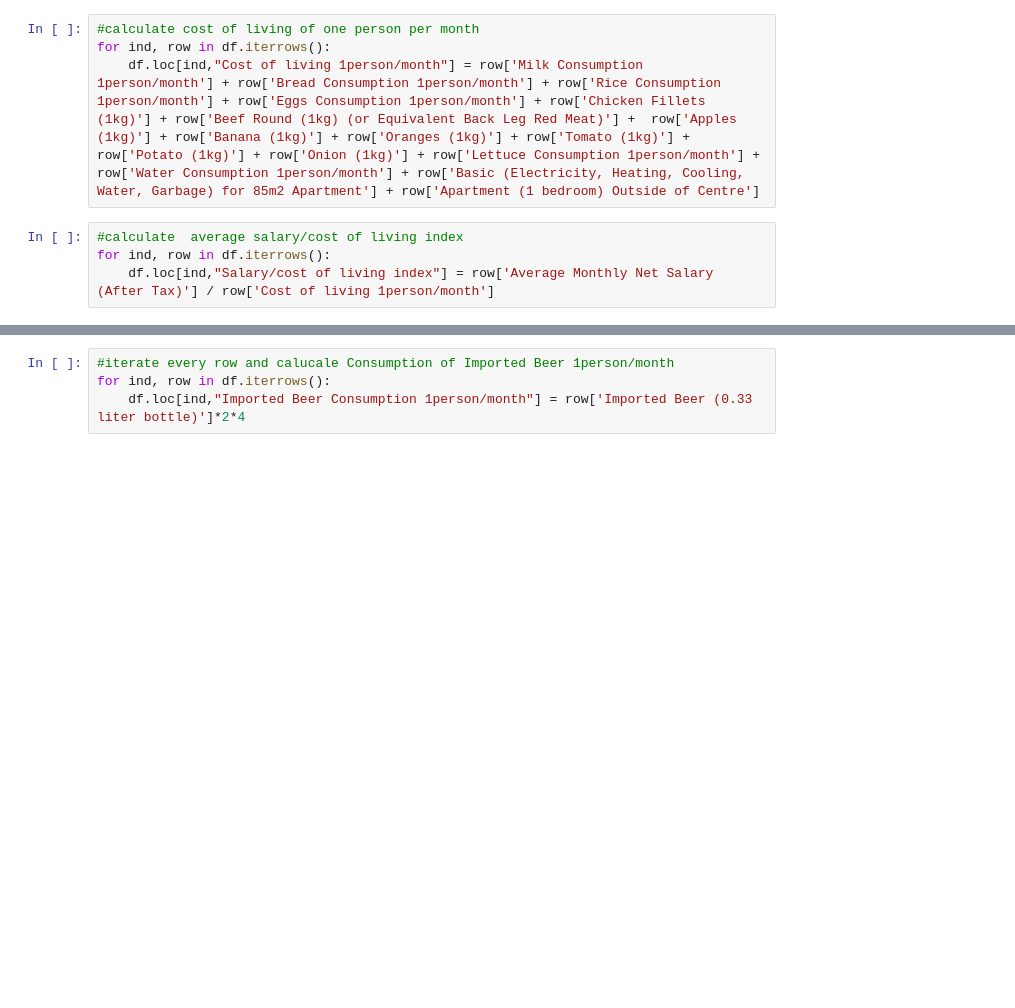
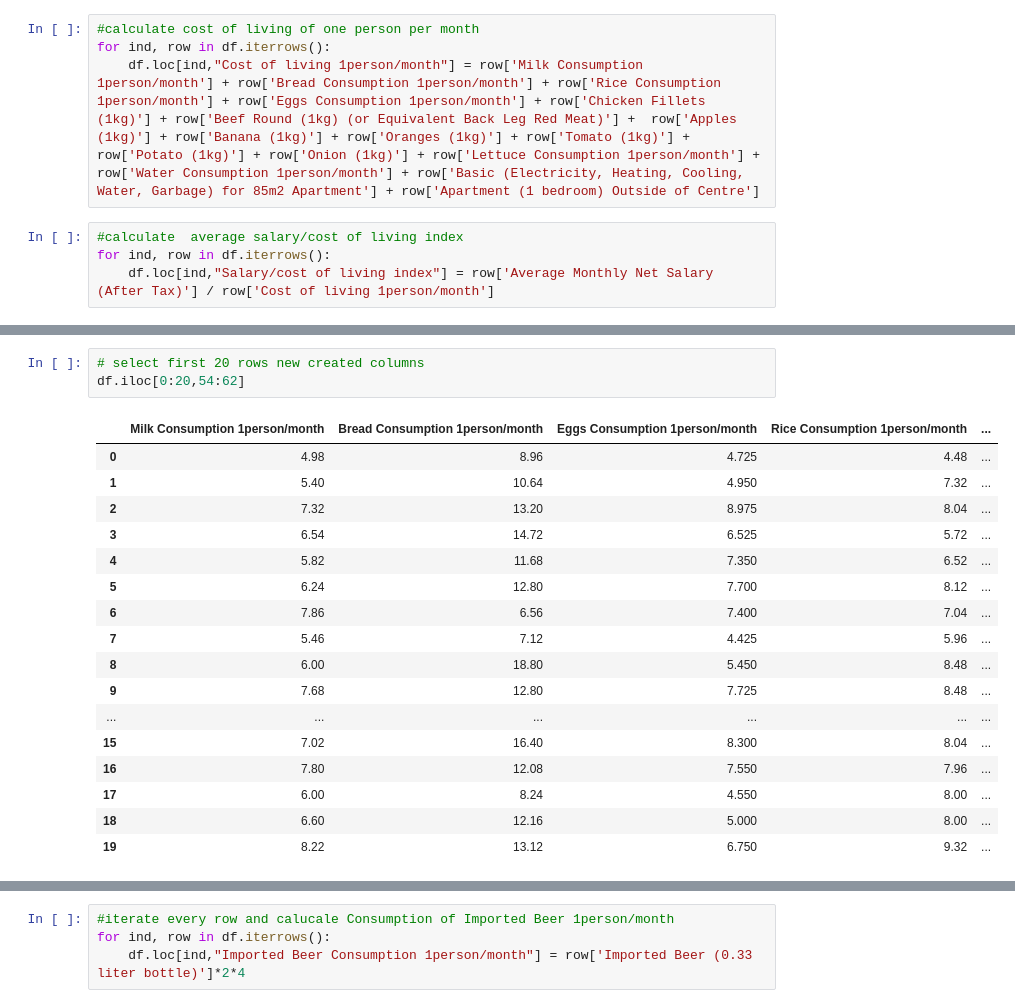
Before and after one commit to AjlaK/PROJECT-WORK, a Jupyter notebook: Europe_Cities_Cost_of_Living_Analysis .ipynb, the cells around one changed output, grey strips where cells are left out. Saved outputs shown, nothing was run; the diff lists cells and outputs as text; blank space fills up the shorter version.

```diff
--- a/Europe_Cities_Cost_of_Living_Analysis .ipynb
+++ b/Europe_Cities_Cost_of_Living_Analysis .ipynb
@@ -71 +58,22 @@ df
+# %%
+# select first 20 rows new created columns
+df.iloc[0:20,54:62]
+# %% [output]
+|  | Milk Consumption 1person/month | Bread Consumption 1person/month | Eggs Consumption 1person/month | Rice Consumption 1person/month | ... |
+| 0 | 4.98 | 8.96 | 4.725 | 4.48 | ... |
+| 1 | 5.40 | 10.64 | 4.950 | 7.32 | ... |
+| 2 | 7.32 | 13.20 | 8.975 | 8.04 | ... |
+| 3 | 6.54 | 14.72 | 6.525 | 5.72 | ... |
+| 4 | 5.82 | 11.68 | 7.350 | 6.52 | ... |
+| 5 | 6.24 | 12.80 | 7.700 | 8.12 | ... |
+| 6 | 7.86 | 6.56 | 7.400 | 7.04 | ... |
+| 7 | 5.46 | 7.12 | 4.425 | 5.96 | ... |
+| 8 | 6.00 | 18.80 | 5.450 | 8.48 | ... |
+| 9 | 7.68 | 12.80 | 7.725 | 8.48 | ... |
+| ... | ... | ... | ... | ... | ... |
+| 15 | 7.02 | 16.40 | 8.300 | 8.04 | ... |
+| 16 | 7.80 | 12.08 | 7.550 | 7.96 | ... |
+| 17 | 6.00 | 8.24 | 4.550 | 8.00 | ... |
+| 18 | 6.60 | 12.16 | 5.000 | 8.00 | ... |
+| 19 | 8.22 | 13.12 | 6.750 | 9.32 | ... |
 # %%
```
Also changed, not shown: parts of 17 cells of this notebook.
